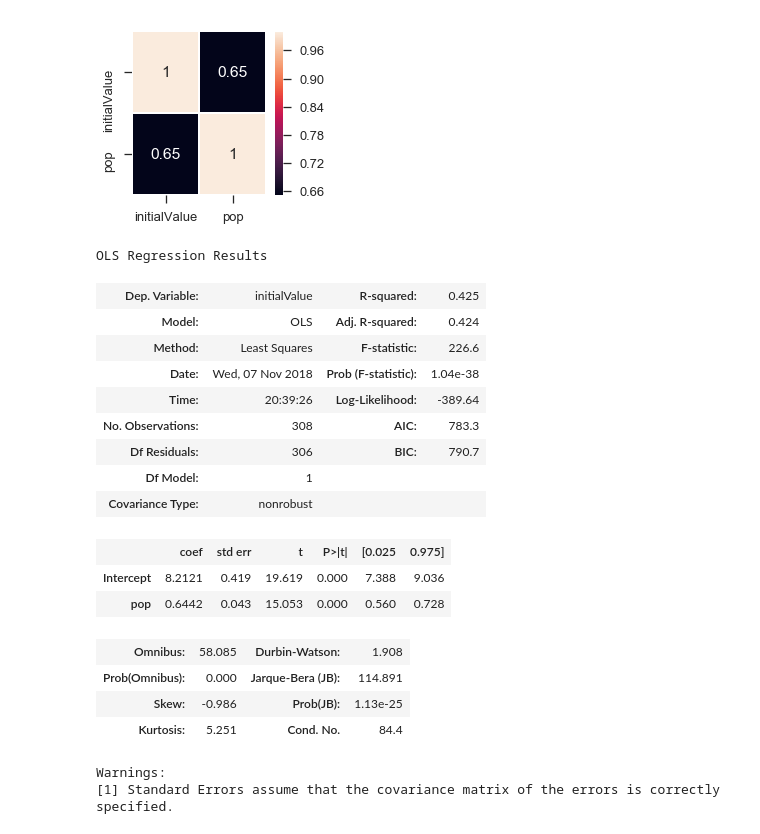
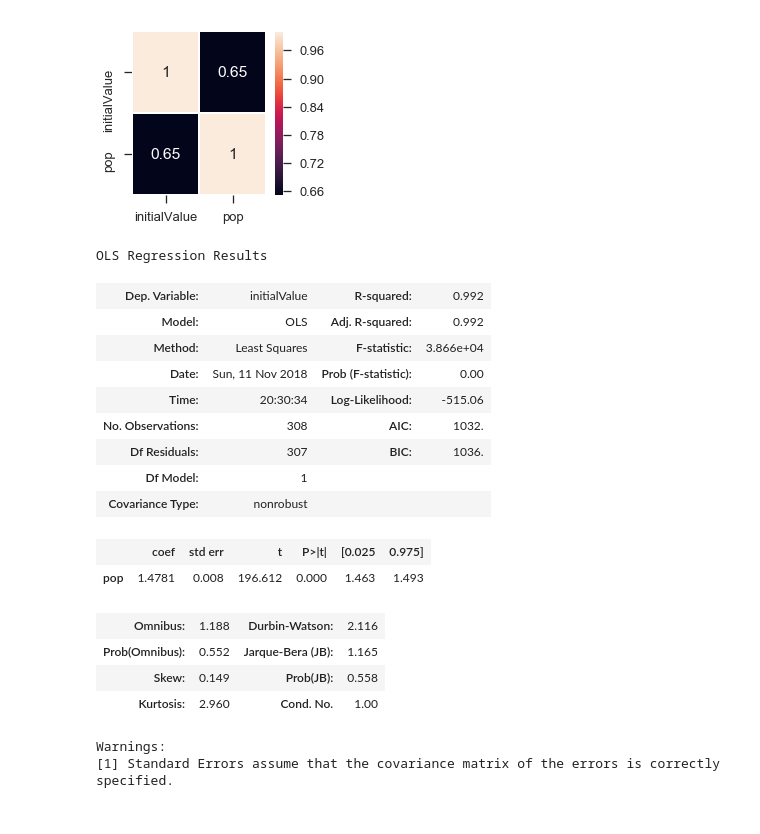
Before and after one commit to RodolfoLSS/Portuguese_Procurements, a Jupyter notebook: H7.20180088.ipynb, the cells around one changed output. Cells and saved outputs as stored; diff of their text form; code cells hidden in the pictures.

```diff
--- a/H7.20180088.ipynb
+++ b/H7.20180088.ipynb
@@ -554,32 +602,31 @@ sns.heatmap(corr, annot=True, linewidths=.7, ax=ax)
 # %%
 from patsy import dmatrices
 import statsmodels.api as sm
 
 y, X = dmatrices(
-        'initialValue ~ pop',
+        'initialValue ~ pop - 1',
         data = logTable,
         return_type= 'dataframe'
 )
 
 model = sm.OLS(y, X).fit()
 model.summary()
 # %% [output]
 OLS Regression Results
-| Dep. Variable: | initialValue | R-squared: | 0.425 |
-| Model: | OLS | Adj. R-squared: | 0.424 |
-| Method: | Least Squares | F-statistic: | 226.6 |
-| Date: | Wed, 07 Nov 2018 | Prob (F-statistic): | 1.04e-38 |
-| Time: | 20:39:26 | Log-Likelihood: | -389.64 |
-| No. Observations: | 308 | AIC: | 783.3 |
-| Df Residuals: | 306 | BIC: | 790.7 |
+| Dep. Variable: | initialValue | R-squared: | 0.992 |
+| Model: | OLS | Adj. R-squared: | 0.992 |
+| Method: | Least Squares | F-statistic: | 3.866e+04 |
+| Date: | Sun, 11 Nov 2018 | Prob (F-statistic): | 0.00 |
+| Time: | 20:30:34 | Log-Likelihood: | -515.06 |
+| No. Observations: | 308 | AIC: | 1032. |
+| Df Residuals: | 307 | BIC: | 1036. |
 | Df Model: | 1 |  |  |
 | Covariance Type: | nonrobust |  |  |
 |  | coef | std err | t | P>|t| | [0.025 | 0.975] |
-| Intercept | 8.2121 | 0.419 | 19.619 | 0.000 | 7.388 | 9.036 |
-| pop | 0.6442 | 0.043 | 15.053 | 0.000 | 0.560 | 0.728 |
+| pop | 1.4781 | 0.008 | 196.612 | 0.000 | 1.463 | 1.493 |
-| Omnibus: | 58.085 | Durbin-Watson: | 1.908 |
-| Prob(Omnibus): | 0.000 | Jarque-Bera (JB): | 114.891 |
-| Skew: | -0.986 | Prob(JB): | 1.13e-25 |
-| Kurtosis: | 5.251 | Cond. No. | 84.4 |
+| Omnibus: | 1.188 | Durbin-Watson: | 2.116 |
+| Prob(Omnibus): | 0.552 | Jarque-Bera (JB): | 1.165 |
+| Skew: | 0.149 | Prob(JB): | 0.558 |
+| Kurtosis: | 2.960 | Cond. No. | 1.00 |
 Warnings:
 [1] Standard Errors assume that the covariance matrix of the errors is correctly specified.
```
Also changed, not shown: parts of 20 cells of this notebook.
